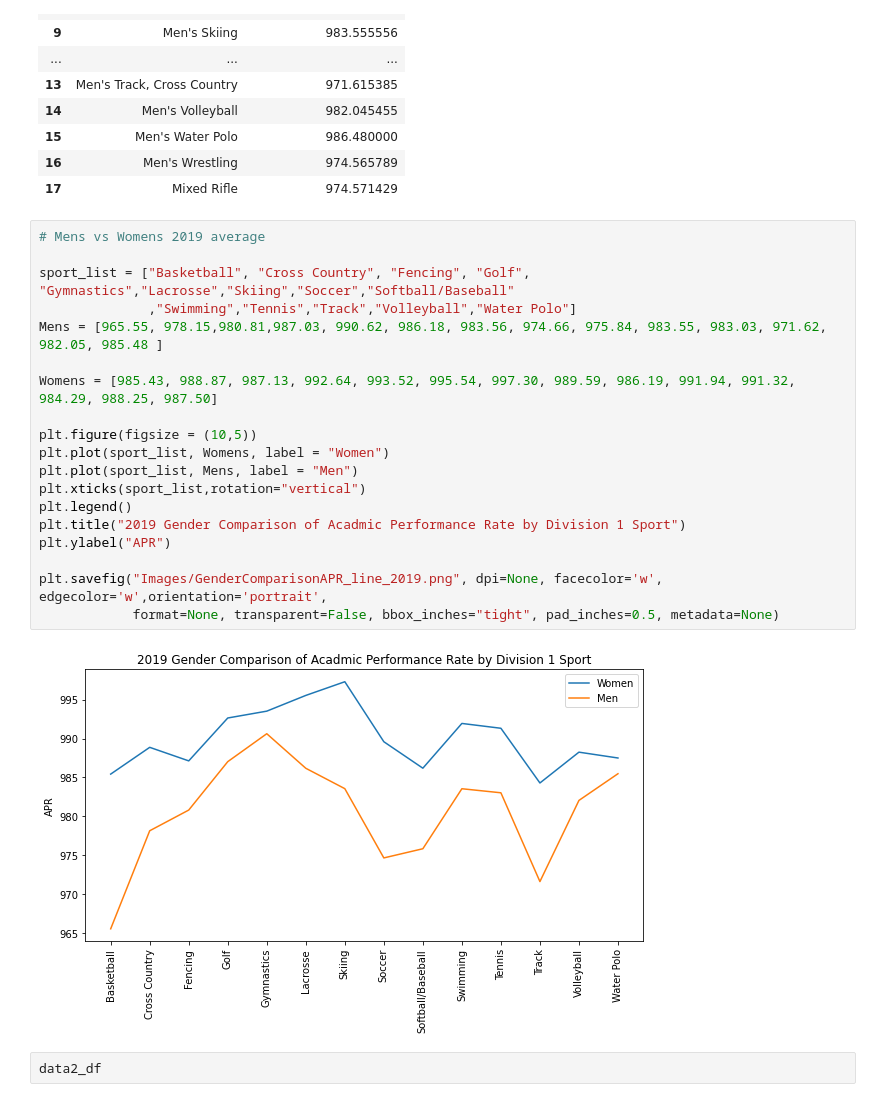
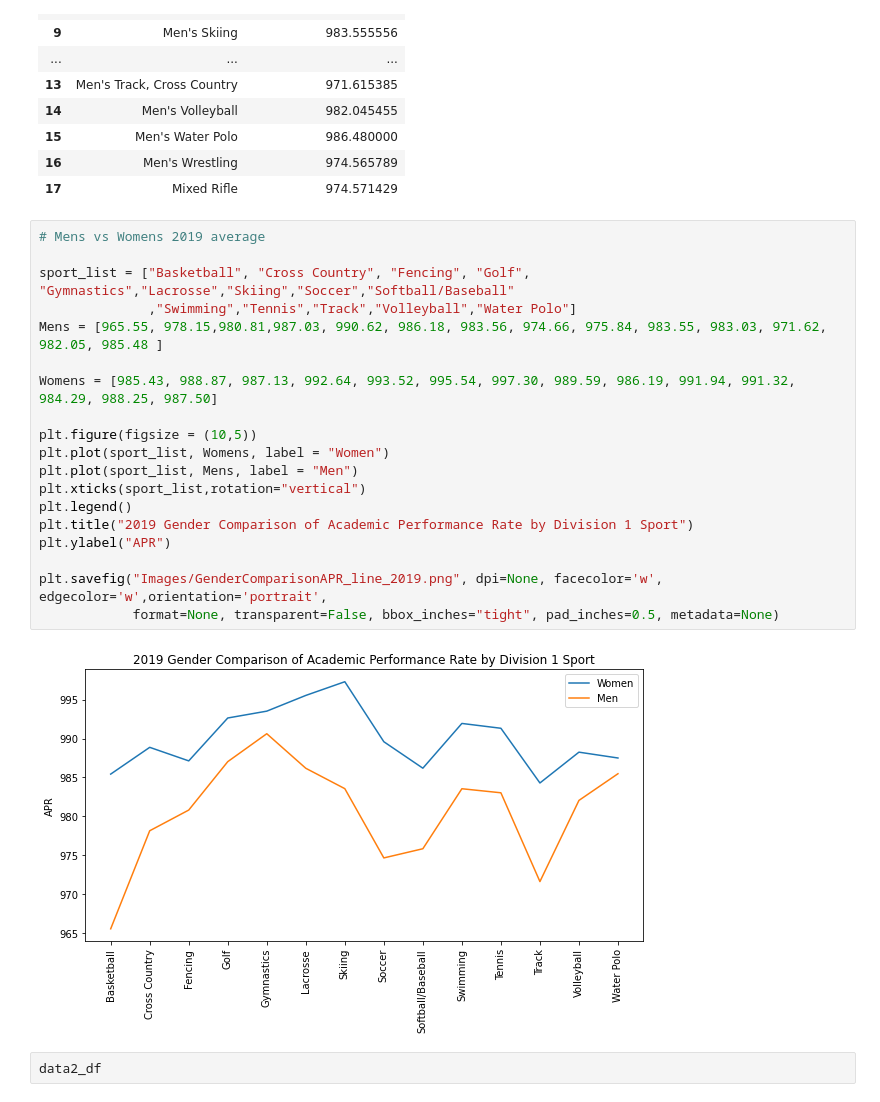
Before and after one commit to ashante112/Project1-Team2, a Jupyter notebook: Project1.ipynb, the cells around one changed output. Cells and saved outputs as stored; diff of their text form.

```diff
--- a/Project1.ipynb
+++ b/Project1.ipynb
@@ -153,24 +151,24 @@ Mens_APR
 # %%
 # Mens vs Womens 2019 average
 
 sport_list = ["Basketball", "Cross Country", "Fencing", "Golf", "Gymnastics","Lacrosse","Skiing","Soccer","Softball/Baseball"
               ,"Swimming","Tennis","Track","Volleyball","Water Polo"]
 Mens = [965.55, 978.15,980.81,987.03, 990.62, 986.18, 983.56, 974.66, 975.84, 983.55, 983.03, 971.62, 982.05, 985.48 ]
 
 Womens = [985.43, 988.87, 987.13, 992.64, 993.52, 995.54, 997.30, 989.59, 986.19, 991.94, 991.32, 984.29, 988.25, 987.50]
 
 plt.figure(figsize = (10,5))
 plt.plot(sport_list, Womens, label = "Women")
 plt.plot(sport_list, Mens, label = "Men")
 plt.xticks(sport_list,rotation="vertical")
 plt.legend()
-plt.title("2019 Gender Comparison of Acadmic Performance Rate by Division 1 Sport")
+plt.title("2019 Gender Comparison of Academic Performance Rate by Division 1 Sport")
 plt.ylabel("APR")
 
 plt.savefig("Images/GenderComparisonAPR_line_2019.png", dpi=None, facecolor='w', edgecolor='w',orientation='portrait',
             format=None, transparent=False, bbox_inches="tight", pad_inches=0.5, metadata=None)
 # %% [output]
-[figure, old version]
+[figure, new version]
 # %%
 data2_df
 # %% [output]
```
Also changed, not shown: parts of 4 cells of this notebook, 3 other files.
